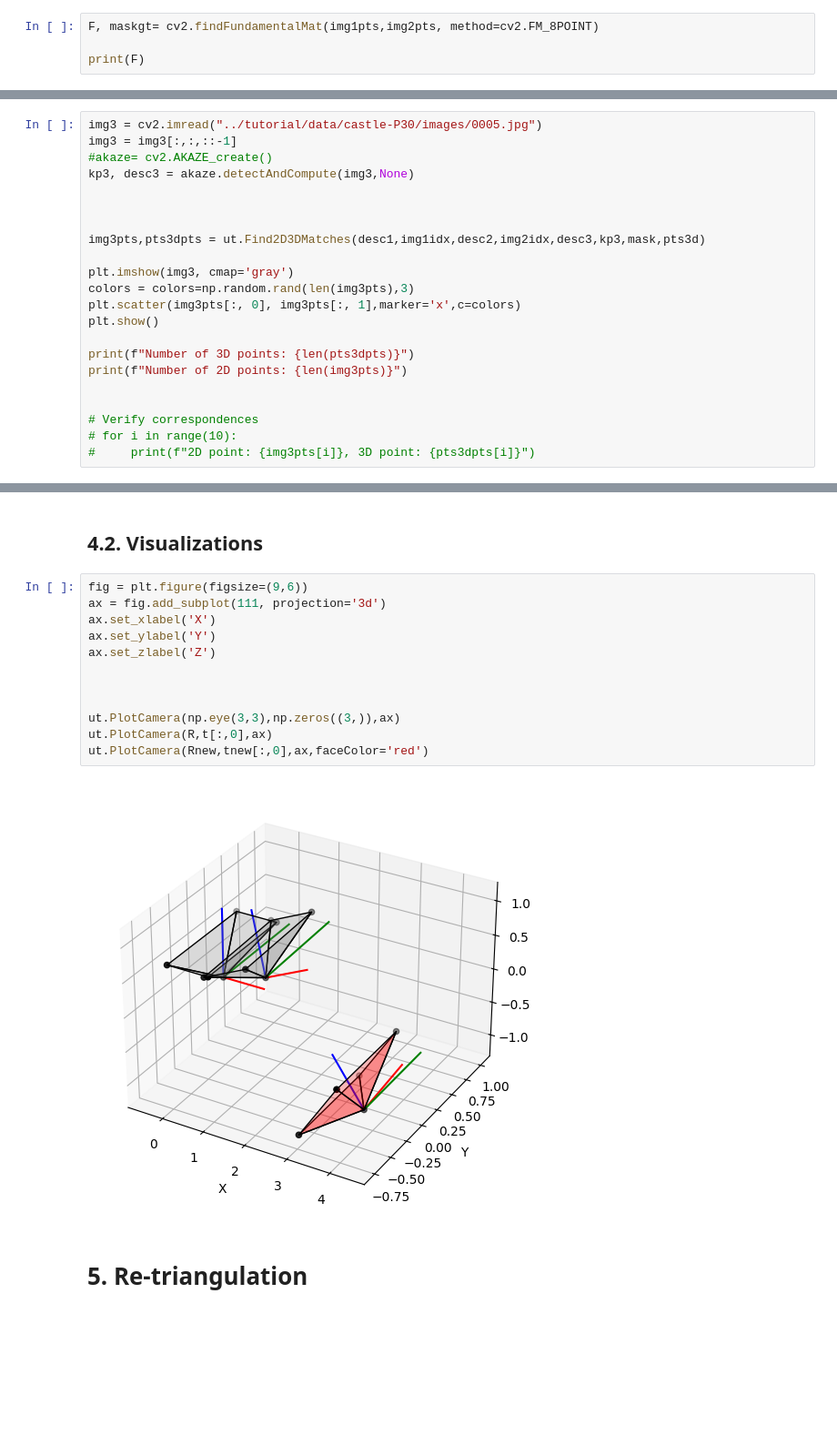
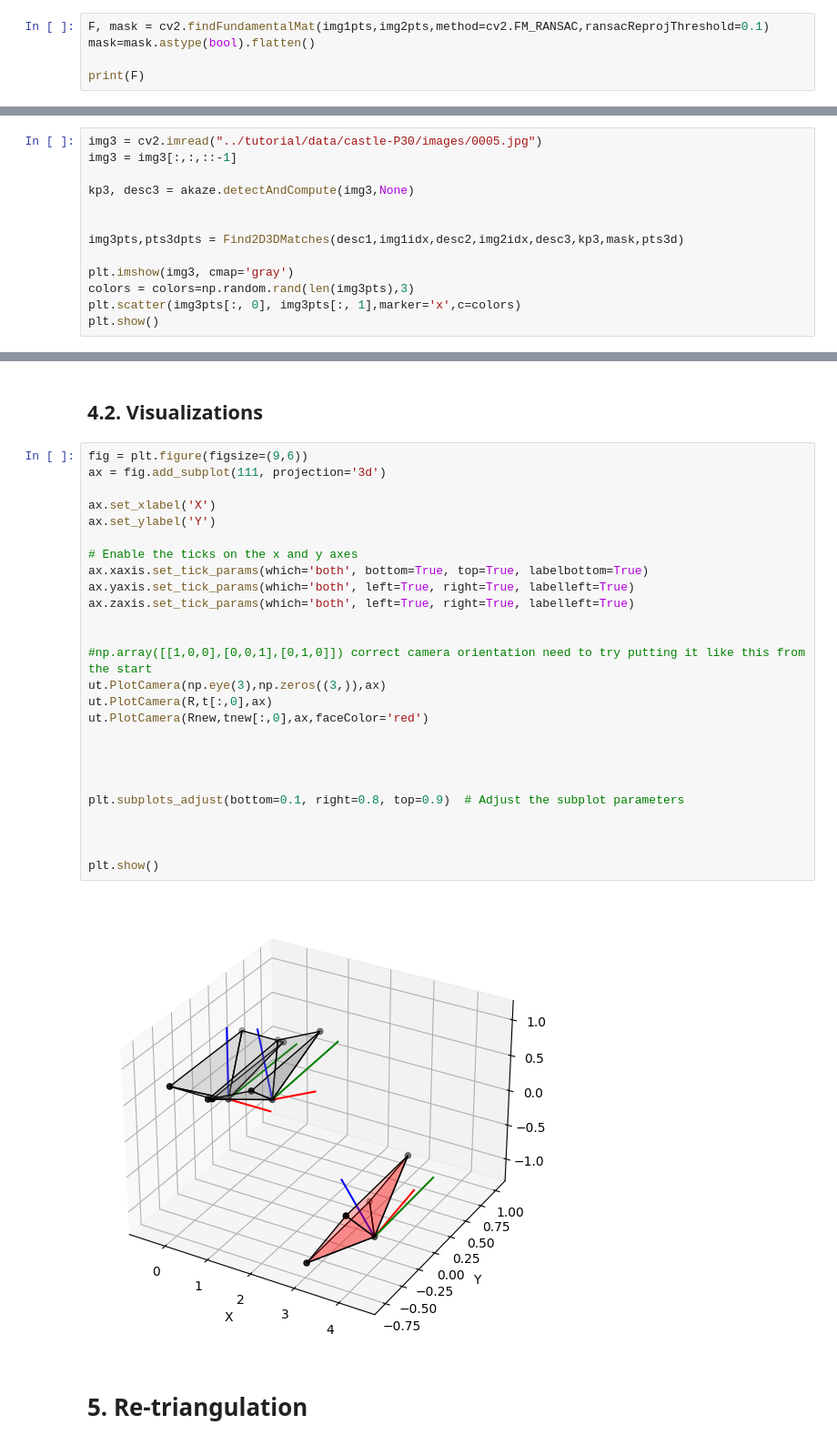
Before and after one commit to rotellini9809/computer_vision_project, a Jupyter notebook: structure-from-motion-master/tutorial/tutorial.ipynb, the cells around one changed output, grey strips where cells are left out. Shown at 91% size. Cells and saved outputs as stored; diff of their text form; blank space fills up the shorter version.

```diff
--- a/structure-from-motion-master/tutorial/tutorial.ipynb
+++ b/structure-from-motion-master/tutorial/tutorial.ipynb
@@ -70,5 +78,6 @@ img1pts,img2pts,img1idx,img2idx=ut.GetAlignedMatchesAKAZE(kp1,kp2,matches)
 # %%
-F, maskgt= cv2.findFundamentalMat(img1pts,img2pts, method=cv2.FM_8POINT)
+F, mask = cv2.findFundamentalMat(img1pts,img2pts,method=cv2.FM_RANSAC,ransacReprojThreshold=0.1)
+mask=mask.astype(bool).flatten()
 
 print(F)
 # %% [output]
@@ -305,23 +320,14 @@ ut.DrawCorrespondences(img2,img2pts[mask],img2ptsReproj,ax)
 # %%
 img3 = cv2.imread("../tutorial/data/castle-P30/images/0005.jpg")
 img3 = img3[:,:,::-1]
-#akaze= cv2.AKAZE_create()
+
 kp3, desc3 = akaze.detectAndCompute(img3,None)
 
 
-
-img3pts,pts3dpts = ut.Find2D3DMatches(desc1,img1idx,desc2,img2idx,desc3,kp3,mask,pts3d)
+img3pts,pts3dpts = Find2D3DMatches(desc1,img1idx,desc2,img2idx,desc3,kp3,mask,pts3d)
 
 plt.imshow(img3, cmap='gray')
 colors = colors=np.random.rand(len(img3pts),3)
 plt.scatter(img3pts[:, 0], img3pts[:, 1],marker='x',c=colors)
 plt.show()
-
-print(f"Number of 3D points: {len(pts3dpts)}")
-print(f"Number of 2D points: {len(img3pts)}")
-
-
-# Verify correspondences
-# for i in range(10):
-#     print(f"2D point: {img3pts[i]}, 3D point: {pts3dpts[i]}")
 # %% [output]
@@ -384,17 +361,31 @@ print(Rnew_)
 # %%
 fig = plt.figure(figsize=(9,6))
 ax = fig.add_subplot(111, projection='3d')
+
 ax.set_xlabel('X')
 ax.set_ylabel('Y')
-ax.set_zlabel('Z')
+
+# Enable the ticks on the x and y axes
+ax.xaxis.set_tick_params(which='both', bottom=True, top=True, labelbottom=True)
+ax.yaxis.set_tick_params(which='both', left=True, right=True, labelleft=True)
+ax.zaxis.set_tick_params(which='both', left=True, right=True, labelleft=True)
+
+
+#np.array([[1,0,0],[0,0,1],[0,1,0]]) correct camera orientation need to try putting it like this from the start
+ut.PlotCamera(np.eye(3),np.zeros((3,)),ax)
+ut.PlotCamera(R,t[:,0],ax)
+ut.PlotCamera(Rnew,tnew[:,0],ax,faceColor='red')
 
 
 
-ut.PlotCamera(np.eye(3,3),np.zeros((3,)),ax)
-ut.PlotCamera(R,t[:,0],ax)
-ut.PlotCamera(Rnew,tnew[:,0],ax,faceColor='red')
+
+plt.subplots_adjust(bottom=0.1, right=0.8, top=0.9)  # Adjust the subplot parameters
+
+
+
+plt.show()
 # %% [output]
-[figure, old version]
+[figure, new version]
 # %% [markdown]
 # 5. Re-triangulation
 # %%
```
Also changed, not shown: parts of 32 cells of this notebook, 1 other file.
